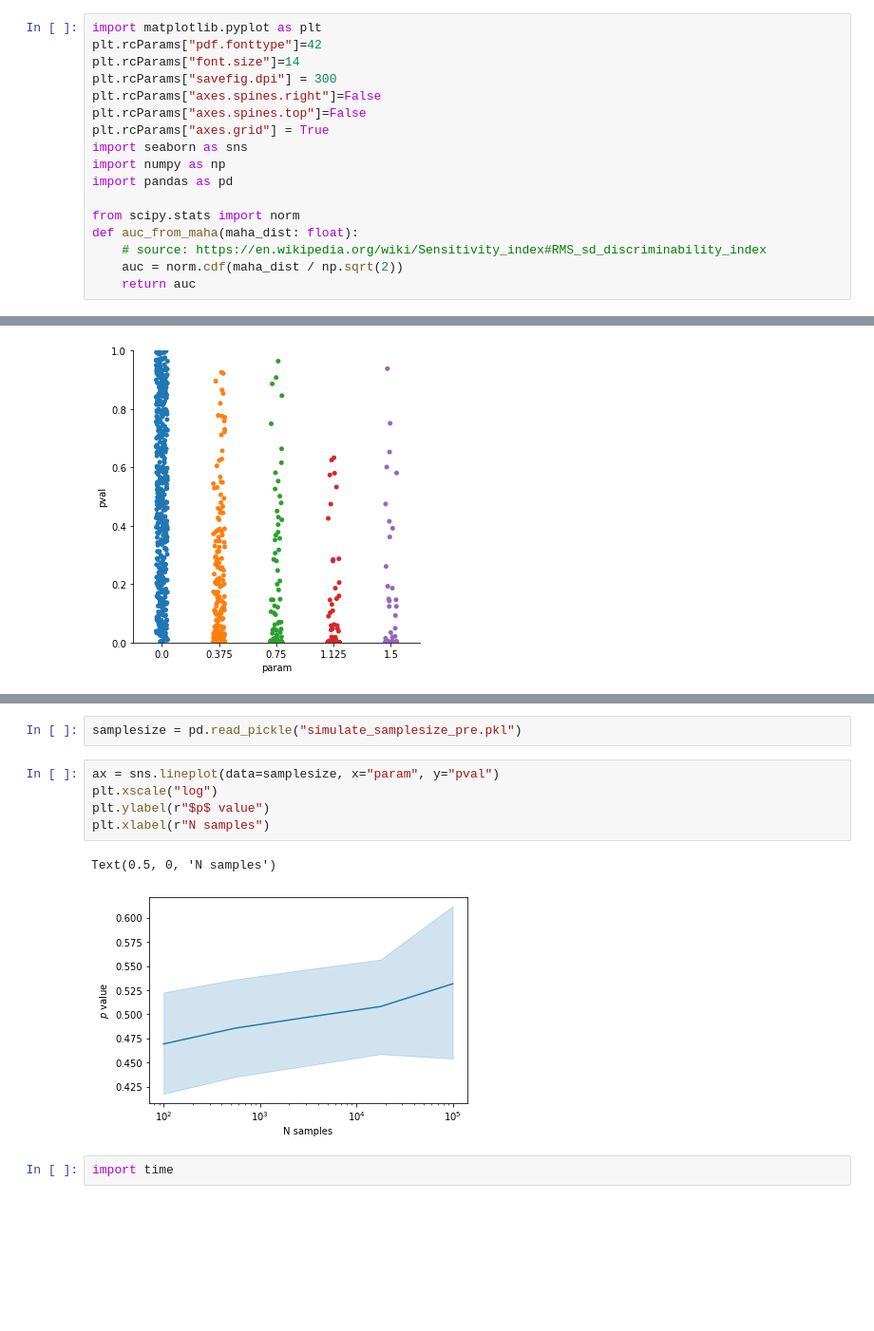
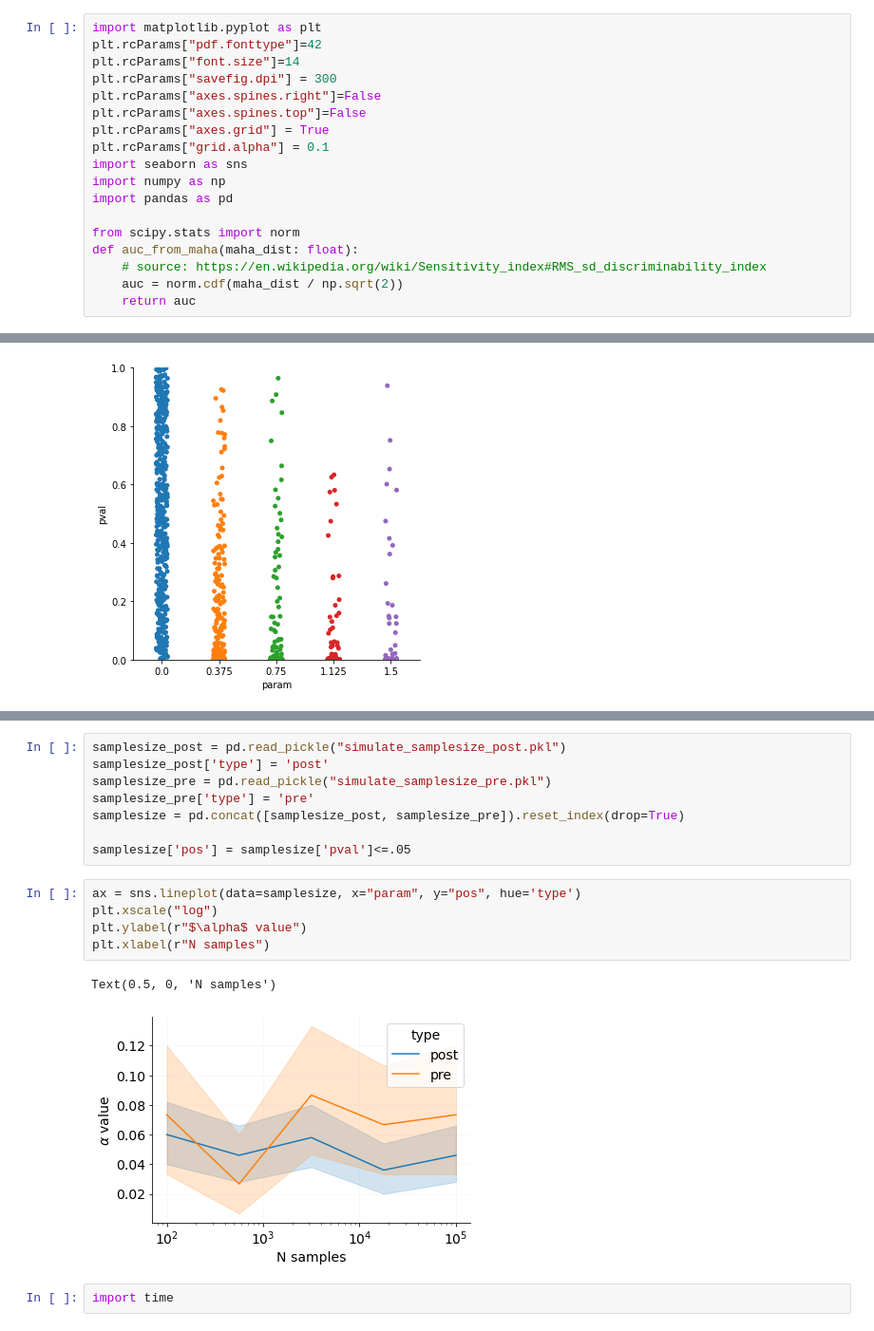
Before and after one commit to jrudoler/permutation-tests, a Jupyter notebook: data_viz.ipynb, the cells around one changed output, grey strips where cells are left out. Shown at 95% size. Drawn from its saved outputs; the diff is of its cells as text; blank space fills up the shorter version.

Commit message:
add testsize simulations, run and save each sim by maha value

```diff
--- a/data_viz.ipynb
+++ b/data_viz.ipynb
@@ -6,6 +6,7 @@ plt.rcParams["savefig.dpi"] = 300
 plt.rcParams["axes.spines.right"]=False
 plt.rcParams["axes.spines.top"]=False
 plt.rcParams["axes.grid"] = True
+plt.rcParams["grid.alpha"] = 0.1
 import seaborn as sns
 import numpy as np
 import pandas as pd
@@ -128,13 +127,19 @@ sns.pointplot(data=maha_pre, x="param", y="expected_auc", ax=ax, color='red')
-# %%
-samplesize = pd.read_pickle("simulate_samplesize_pre.pkl")
+# %%
+samplesize_post = pd.read_pickle("simulate_samplesize_post.pkl")
+samplesize_post['type'] = 'post'
+samplesize_pre = pd.read_pickle("simulate_samplesize_pre.pkl")
+samplesize_pre['type'] = 'pre'
+samplesize = pd.concat([samplesize_post, samplesize_pre]).reset_index(drop=True)
+
+samplesize['pos'] = samplesize['pval']<=.05
 # %%
-ax = sns.lineplot(data=samplesize, x="param", y="pval")
+ax = sns.lineplot(data=samplesize, x="param", y="pos", hue='type')
 plt.xscale("log")
-plt.ylabel(r"$p$ value")
+plt.ylabel(r"$\alpha$ value")
 plt.xlabel(r"N samples")
 # %% [output]
 Text(0.5, 0, 'N samples')
-[figure, old version]
+[figure, new version]
 # %%
 import time
 # %%
```
Also changed, not shown: parts of 10 cells of this notebook, 1 other file.
